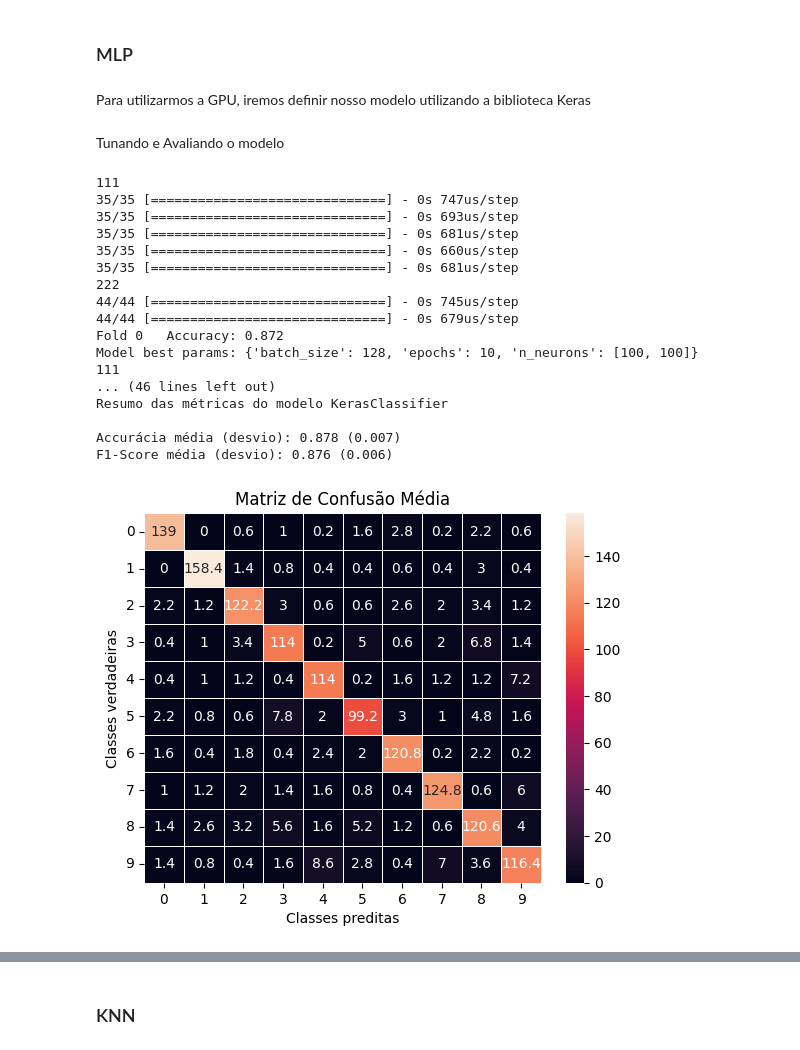
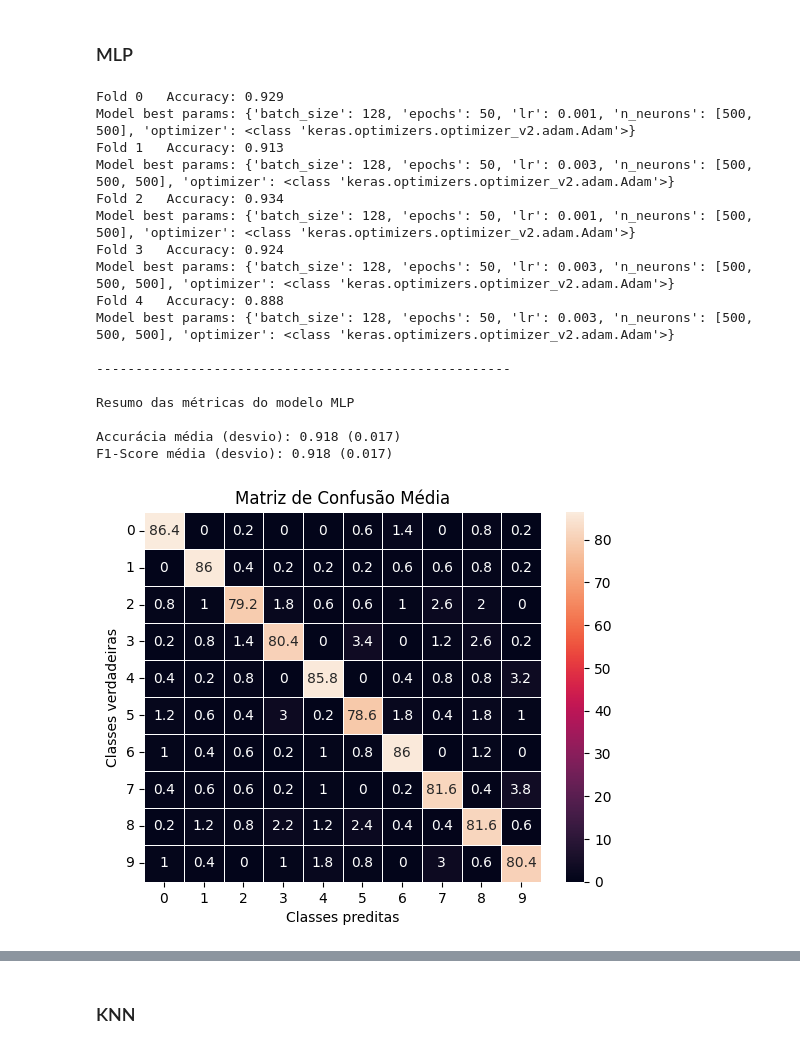
Before and after one commit to carlosgcarneiro/PESMnist, a Jupyter notebook: project_mnist.ipynb, the cells around one changed output, grey strips where cells are left out. Drawn from its saved outputs; the diff is of its cells as text; code cells hidden in the pictures.

```diff
--- a/project_mnist.ipynb
+++ b/project_mnist.ipynb
@@ -153,4 +244,4 @@ def plot_images(images):
 # %%
 # loading data
 raw_data = loadarff('mnist_784.arff')
-df = pd.DataFrame(raw_data[0])
+mnist = pd.DataFrame(raw_data[0])
@@ -156,0 +250,7 @@ df = pd.DataFrame(raw_data[0])
+# %%
+#
+df = mnist.groupby('class', group_keys=False).apply(
+    lambda x: x.sample(500, random_state=1, ignore_index=True)
+    ).sample(frac=1, ignore_index=True, random_state=1)
+
+df
@@ -197,5 +397,2 @@ kf = KFold(n_splits=5, shuffle=True)
 # %% [markdown]
 ### MLP
-# %% [markdown]
-Para utilizarmos a GPU, iremos definir nosso modelo
-utilizando a biblioteca Keras
@@ -221,54 +399,35 @@ def MLP(input_shape, n_classes, n_neurons,
-# %%
-mlp = MLP(
-    input_shape=(28*28,),
-    n_classes=10,
-    n_neurons=[500,500]
-)
-
-mlp.fit(X_train, to_categorical(y_train, 10), epochs=10, batch_size=128, verbose=0)
-
-y_score = mlp.predict(X_val, verbose=0)
-
-y_pred = np.argmax(y_score, axis=1)
-# %% [markdown]
-Tunando e Avaliando o modelo
 # %%
 mlp = KerasClassifier(build_fn=MLP, n_classes=10, input_shape=(28*28,), verbose=0)
 
-# mlp_params = {
-#     'epochs': [10, 20, 50],
-#     'batch_size':[128, 256],
-#     'n_neurons':[[100,100], [500,500], [100,100,100], [500,500,500]],
-#     'optimizer': [Adam, Adamax, SGD],
-#     'lr': [0.0001, 0.001, 0.01],
-# }
 mlp_params = {
-    'epochs':[10],
-    'batch_size':[128],
-    'n_neurons': [[100,100]]
+    'epochs': [20, 30, 50],
+    'batch_size':[128, 256],
+    'n_neurons':[[250]*2, [500]*2, [250]*3, [500]*3],
+    'optimizer': [Adam, Adamax, SGD],
+    'lr': [0.001, 0.002, 0.003],
 }
 
 
-mlp_acc, mlp_f1, mlp_cm, mlp_roc = grid_Search(kf, mlp, mlp_params, X_val, y_val)
+mlp_acc, mlp_f1, mlp_cm, mlp_roc = grid_Search(kf, mlp, mlp_params, X_train, y_train)
 
 print("\n-----------------------------------------------------\n")
-plot_metrics(type(mlp).__name__, mlp_acc, mlp_f1, mlp_cm, mlp_roc)
+plot_metrics('MLP', mlp_acc, mlp_f1, mlp_cm, mlp_roc)
 # %% [output]
-111
-35/35 [==============================] - 0s 747us/step
-35/35 [==============================] - 0s 693us/step
-35/35 [==============================] - 0s 681us/step
-35/35 [==============================] - 0s 660us/step
-35/35 [==============================] - 0s 681us/step
-222
-44/44 [==============================] - 0s 745us/step
-44/44 [==============================] - 0s 679us/step
-Fold 0   Accuracy: 0.872
-Model best params: {'batch_size': 128, 'epochs': 10, 'n_neurons': [100, 100]}
-111
-... (46 lines left out)
-Resumo das métricas do modelo KerasClassifier
+Fold 0   Accuracy: 0.929
+Model best params: {'batch_size': 128, 'epochs': 50, 'lr': 0.001, 'n_neurons': [500, 500], 'optimizer': <class 'keras.optimizers.optimizer_v2.adam.Adam'>}
+Fold 1   Accuracy: 0.913
+Model best params: {'batch_size': 128, 'epochs': 50, 'lr': 0.003, 'n_neurons': [500, 500, 500], 'optimizer': <class 'keras.optimizers.optimizer_v2.adam.Adam'>}
+Fold 2   Accuracy: 0.934
+Model best params: {'batch_size': 128, 'epochs': 50, 'lr': 0.001, 'n_neurons': [500, 500], 'optimizer': <class 'keras.optimizers.optimizer_v2.adam.Adam'>}
+Fold 3   Accuracy: 0.924
+Model best params: {'batch_size': 128, 'epochs': 50, 'lr': 0.003, 'n_neurons': [500, 500, 500], 'optimizer': <class 'keras.optimizers.optimizer_v2.adam.Adam'>}
+Fold 4   Accuracy: 0.888
+Model best params: {'batch_size': 128, 'epochs': 50, 'lr': 0.003, 'n_neurons': [500, 500, 500], 'optimizer': <class 'keras.optimizers.optimizer_v2.adam.Adam'>}
 
-Accurácia média (desvio): 0.878 (0.007)
-F1-Score média (desvio): 0.876 (0.006)
+-----------------------------------------------------
+
+Resumo das métricas do modelo MLP
+
+Accurácia média (desvio): 0.918 (0.017)
+F1-Score média (desvio): 0.918 (0.017)
-[figure, old version]
+[figure, new version]
```
Also changed, not shown: parts of 31 cells of this notebook.
